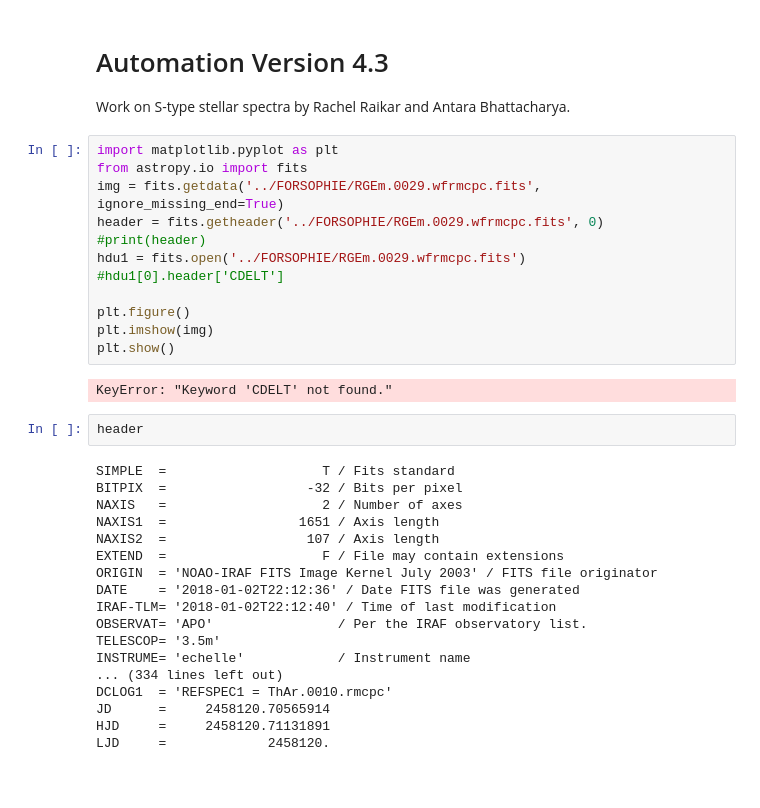
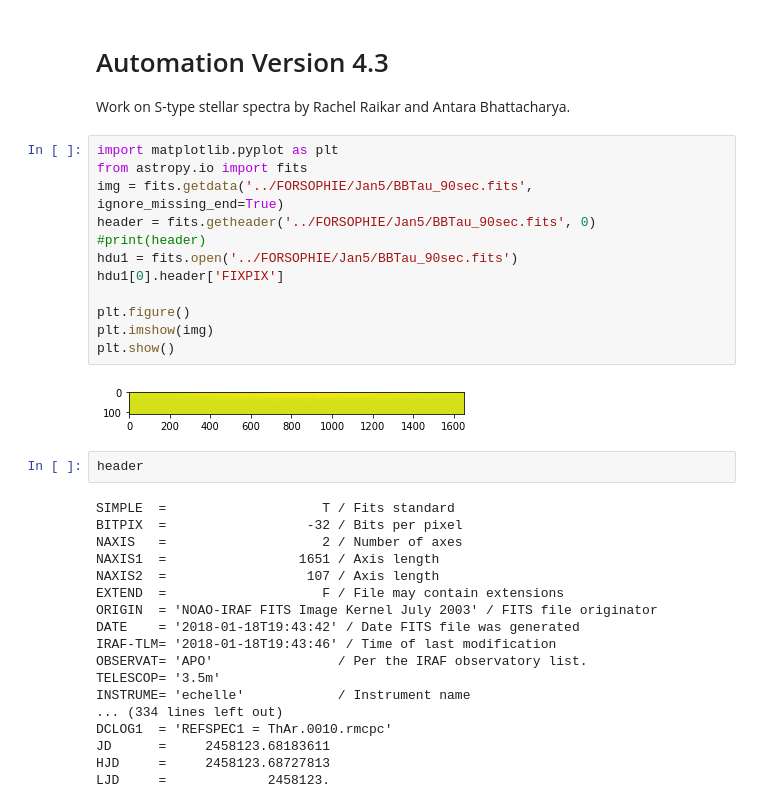
Before and after one commit to rachelraikar/WeakCN2019, a Jupyter notebook: Automation Version 4.3.ipynb, the cells around one changed output. Drawn from its saved outputs; the diff is of its cells as text; blank space fills up the shorter version.

```diff
--- a/Automation Version 4.3.ipynb
+++ b/Automation Version 4.3.ipynb
@@ -5,17 +5,17 @@ Work on S-type stellar spectra by Rachel Raikar and Antara Bhattacharya.
 # %%
 import matplotlib.pyplot as plt
 from astropy.io import fits
-img = fits.getdata('../FORSOPHIE/RGEm.0029.wfrmcpc.fits', ignore_missing_end=True)
-header = fits.getheader('../FORSOPHIE/RGEm.0029.wfrmcpc.fits', 0)
+img = fits.getdata('../FORSOPHIE/Jan5/BBTau_90sec.fits', ignore_missing_end=True)
+header = fits.getheader('../FORSOPHIE/Jan5/BBTau_90sec.fits', 0)
 #print(header)
-hdu1 = fits.open('../FORSOPHIE/RGEm.0029.wfrmcpc.fits')
-#hdu1[0].header['CDELT']
+hdu1 = fits.open('../FORSOPHIE/Jan5/BBTau_90sec.fits')
+hdu1[0].header['FIXPIX']
 
 plt.figure()
 plt.imshow(img)
 plt.show()
 # %% [output]
-KeyError: "Keyword 'CDELT' not found."
+[figure, added]
 # %%
 header
 # %% [output]
@@ -26,13 +26,13 @@ NAXIS1  =                 1651 / Axis length
 NAXIS2  =                  107 / Axis length
 EXTEND  =                    F / File may contain extensions
 ORIGIN  = 'NOAO-IRAF FITS Image Kernel July 2003' / FITS file originator
-DATE    = '2018-01-02T22:12:36' / Date FITS file was generated
-IRAF-TLM= '2018-01-02T22:12:40' / Time of last modification
+DATE    = '2018-01-18T19:43:42' / Date FITS file was generated
+IRAF-TLM= '2018-01-18T19:43:46' / Time of last modification
 OBSERVAT= 'APO'                / Per the IRAF observatory list.
 TELESCOP= '3.5m'
 INSTRUME= 'echelle'            / Instrument name
 ... (334 lines left out)
 DCLOG1  = 'REFSPEC1 = ThAr.0010.rmcpc'
-JD      =     2458120.70565914
-HJD     =     2458120.71131891
-LJD     =             2458120.
+JD      =     2458123.68183611
+HJD     =     2458123.68727813
+LJD     =             2458123.
```
Also changed, not shown: parts of 5 cells of this notebook.
